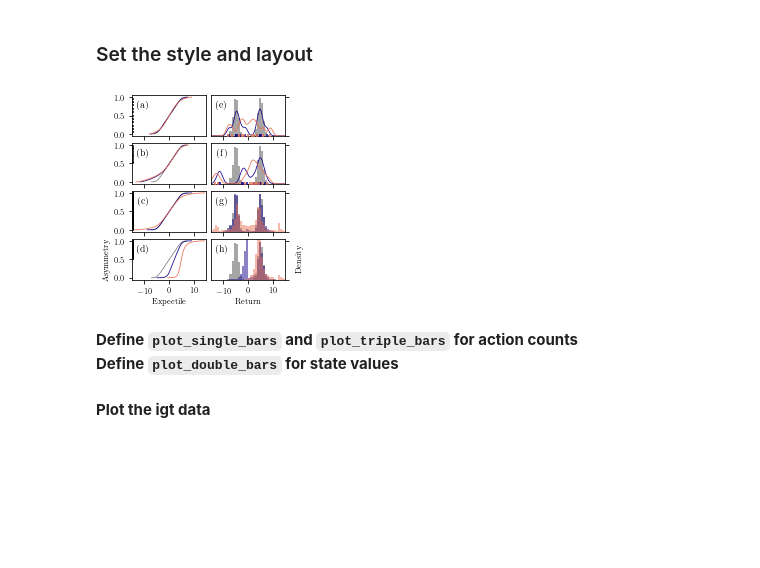
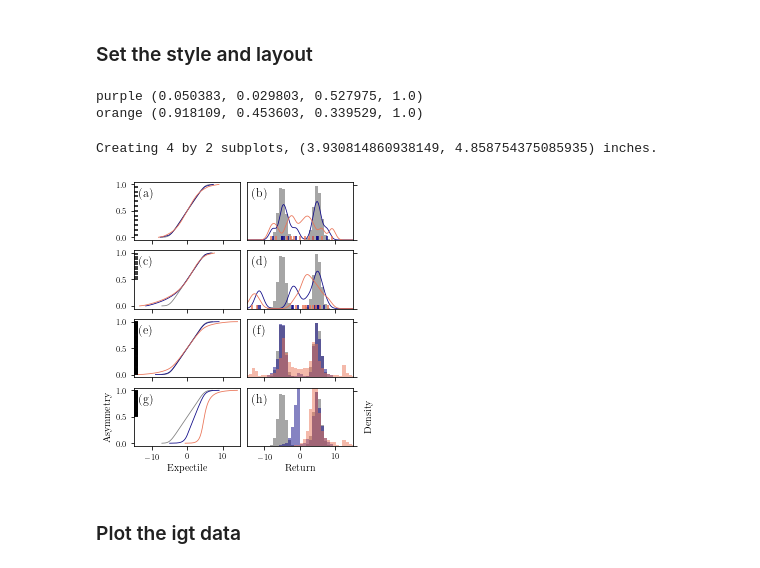
Before and after one commit to matomatical/neuRL, a Jupyter notebook: Figures.ipynb, the cells around one changed output. Drawn from its saved outputs; the diff is of its cells as text; code cells hidden in the pictures; blank space fills up the shorter version.

Commit message:
core figures done i think

```diff
--- a/Figures.ipynb
+++ b/Figures.ipynb
@@ -70,7 +33,27 @@ plt.rcParams.update(tex_fonts)
+# %%
+TEXT_WIDTH_PT = 247.94499
+EXTRA_INCHES  = 0.5
+
+def subplots(rows, cols, transpose_titles=False, wspace=0.06, hspace=0.12, x=0.12, y=0.65, **kwargs):
+    pt = TEXT_WIDTH_PT + figures.inches_to_pt(EXTRA_INCHES)
+    fig, axes = figures.subplots(rows, cols, pt, **kwargs)
+    figures.title_subplots(axes.T if transpose_titles else axes, x=x, y=y)
+    plt.subplots_adjust(hspace=hspace, wspace=wspace)
+    return fig, axes
+# %%
+c = plt.cm.plasma
+GRAY   = "gray"
+PURPLE = c(0.0)
+ORANGE = c(0.65)
+print("purple", PURPLE)
+print("orange", ORANGE)
+
+figures.use_tex_params()
+# %% [output]
+purple (0.050383, 0.029803, 0.527975, 1.0)
+orange (0.918109, 0.453603, 0.339529, 1.0)
 # %%
-# fig, axes = plt.subplots(4, 2, figsize=(4, 5.2), sharex='col', sharey='col')
-fig, axes = set_subplots(4, 2, sharex='col', sharey='col', wspace=0.06, hspace=0.18)
-c = plt.cm.plasma
+fig, axes = subplots(4, 2, sharex='col', sharey='col', wspace=0.06, hspace=0.18)
 
 all_samples = np.concatenate(
     [stability_data[k][t]['sample']
@@ -90,43 +73,37 @@ for i, k in enumerate(['opt-based imputer', 'opt-based imputer (half)',
     # expectiles
     axes[i, 0].plot(*log[0]['minor_expectiles'], color="gray", linewidth=0.8)
     taus = log[0]['major_expectiles'][1]
-    axes[i, 0].scatter(np.full_like(taus, -15), taus,
-                       marker="_", color="black", zorder=10, s=10)
+    axes[i, 0].scatter(np.full_like(taus, -14.3), taus,
+                       marker="_", color="black", zorder=10, s=15)
     # samples
     axes[i, 1].yaxis.set_label_position("right")
     axes[i, 1].yaxis.tick_right()
     axes[i, 1].hist(log[0]['sample'], density=True, bins=bins, alpha=0.7, color="gray")
-    for t in [1, 50]:
-        color = c(t / 77)
+    for t, color in [(1, PURPLE), (50, ORANGE)]:
         axes[i, 0].plot(*log[t]['minor_expectiles'], color=color, linewidth=0.8)
         if i < 2:
             kd = stats.gaussian_kde(log[t]['sample'], bw_method=0.18)
             axes[i, 1].plot(support, kd.pdf(support), color=color, linewidth=0.8)
-            axes[i, 1].scatter(log[t]['sample'], np.zeros_like(log[1]['sample']),
+            axes[i, 1].scatter(log[t]['sample'], np.full_like(log[1]['sample'], 0.006),
                                marker="|", color=color, zorder=10, s=10)
         else:
             axes[i, 1].hist(log[t]['sample'], density=True, bins=bins, alpha=0.5,
                            color=color)
 
-# axes[i, 0].set_ylim([0, 1])
 axes[i, 0].set_xlim([-15, 15])
 axes[i, 0].set_yticks([0, 0.5, 1])
 axes[i, 0].set_ylabel("Asymmetry")
 axes[i, 0].set_xlabel("Expectile")
 
 axes[i, 1].set_ylim([0, 0.2])
 axes[i, 1].set_xlim([-15, 15])
 axes[i, 1].set_yticks([0, 0.19])
 axes[i, 1].set_yticklabels([])
 axes[i, 1].set_ylabel("Density")
 axes[i, 1].set_xlabel("Return")
 
-label_subplots(axes, x=0.14, y=0.55)
-
 plt.savefig('plots/stability.pdf', bbox_inches='tight')
 plt.show()
 # %% [output]
+Creating 4 by 2 subplots, (3.930814860938149, 4.858754375085935) inches.
-[figure, old version]
+[figure, new version]
-# %% [markdown]
-**Define `plot_single_bars` and `plot_triple_bars` for action counts**
-**Define `plot_double_bars` for state values**
@@ -181,2 +110,2 @@ def plot_triple_bars(counts, ax, bar_width=0.2):
 # %% [markdown]
-**Plot the igt data**
+### Plot the igt data
```
Also changed, not shown: parts of 11 cells of this notebook, 4 other files.
